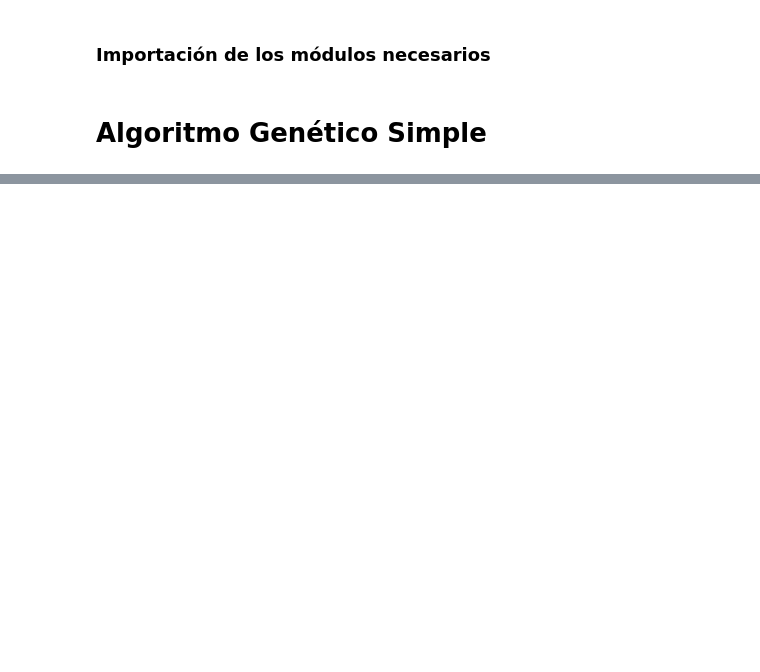
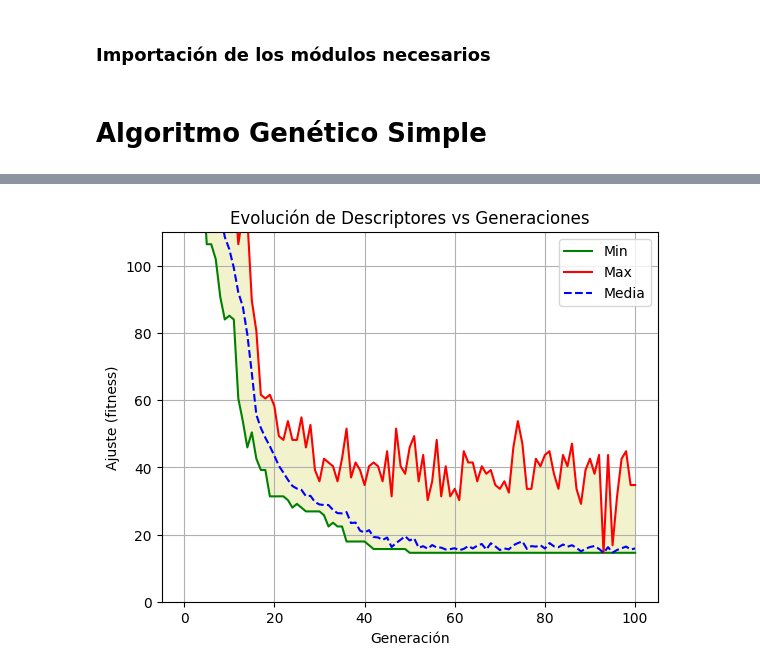
Before and after one commit to PaulaCuesta/Practica3_AndresPaula, a Jupyter notebook: Prueba2.ipynb, the cells around one changed output, grey strips where cells are left out. Cells and saved outputs as stored; diff of their text form; code cells hidden in the pictures; blank space fills up the shorter version.

```diff
--- a/Prueba2.ipynb
+++ b/Prueba2.ipynb
@@ -69,0 +119,3 @@ alg_gen.plot_evolucion(logbook)
+# %%
+poblacion_final4, logbook4 = alg_gen.CreaccionCalendarioTurnos ("./data/datos_enfermeria.txt", tamano_poblacion, "selTournament", p_cruce,
+                                                              "cxOrdered", p_mutacion, "mutFlipBit", "eaSimple", max_generaciones, mu, lambd, False)
@@ -69,0 +140,4 @@ alg_gen.plot_evolucion(logbook)
+# %%
+alg_gen.plot_evolucion(logbook4)
+# %% [output]
+[figure, added]
```
Also changed, not shown: parts of 50 cells of this notebook, 1 other file.
